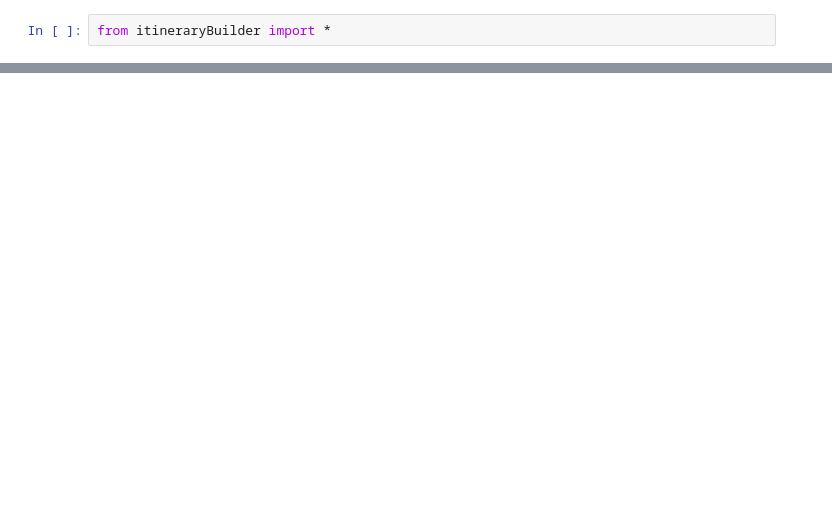
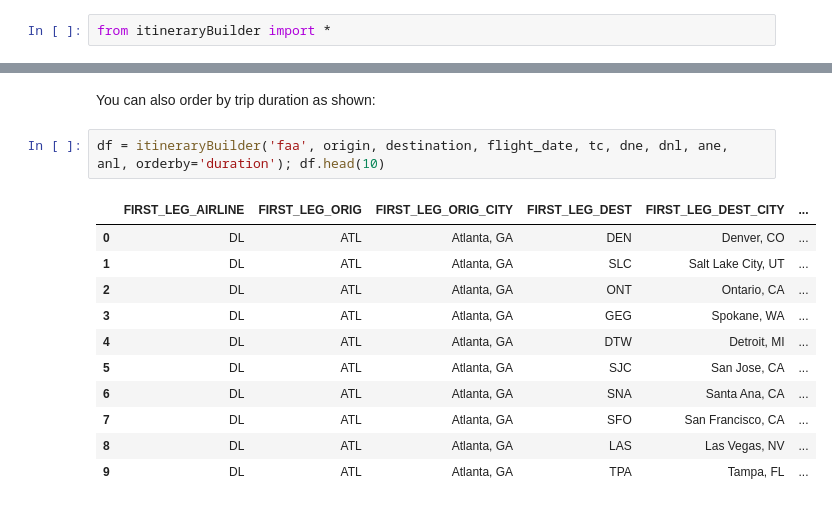
Before and after one commit to jshipway/gatech-cse6242-spring2023-project, a Jupyter notebook: dataManagement/Itinerary Builder POC.ipynb, the cells around one changed output, grey strips where cells are left out. Drawn from its saved outputs; the diff is of its cells as text; blank space fills up the shorter version.

```diff
--- a/dataManagement/Itinerary Builder POC.ipynb
+++ b/dataManagement/Itinerary Builder POC.ipynb
@@ -7,0 +43,16 @@ from itineraryBuilder import *
+# %% [markdown]
+You can also order by trip duration as shown:
+# %%
+df = itineraryBuilder('faa', origin, destination, flight_date, tc, dne, dnl, ane, anl, orderby='duration'); df.head(10)
+# %% [output]
+|  | FIRST_LEG_AIRLINE | FIRST_LEG_ORIG | FIRST_LEG_ORIG_CITY | FIRST_LEG_DEST | FIRST_LEG_DEST_CITY | ... |
+| 0 | DL | ATL | Atlanta, GA | DEN | Denver, CO | ... |
+| 1 | DL | ATL | Atlanta, GA | SLC | Salt Lake City, UT | ... |
+| 2 | DL | ATL | Atlanta, GA | ONT | Ontario, CA | ... |
+| 3 | DL | ATL | Atlanta, GA | GEG | Spokane, WA | ... |
+| 4 | DL | ATL | Atlanta, GA | DTW | Detroit, MI | ... |
+| 5 | DL | ATL | Atlanta, GA | SJC | San Jose, CA | ... |
+| 6 | DL | ATL | Atlanta, GA | SNA | Santa Ana, CA | ... |
+| 7 | DL | ATL | Atlanta, GA | SFO | San Francisco, CA | ... |
+| 8 | DL | ATL | Atlanta, GA | LAS | Las Vegas, NV | ... |
+| 9 | DL | ATL | Atlanta, GA | TPA | Tampa, FL | ... |
```
Also changed, not shown: parts of 14 cells of this notebook, 1 other file.
